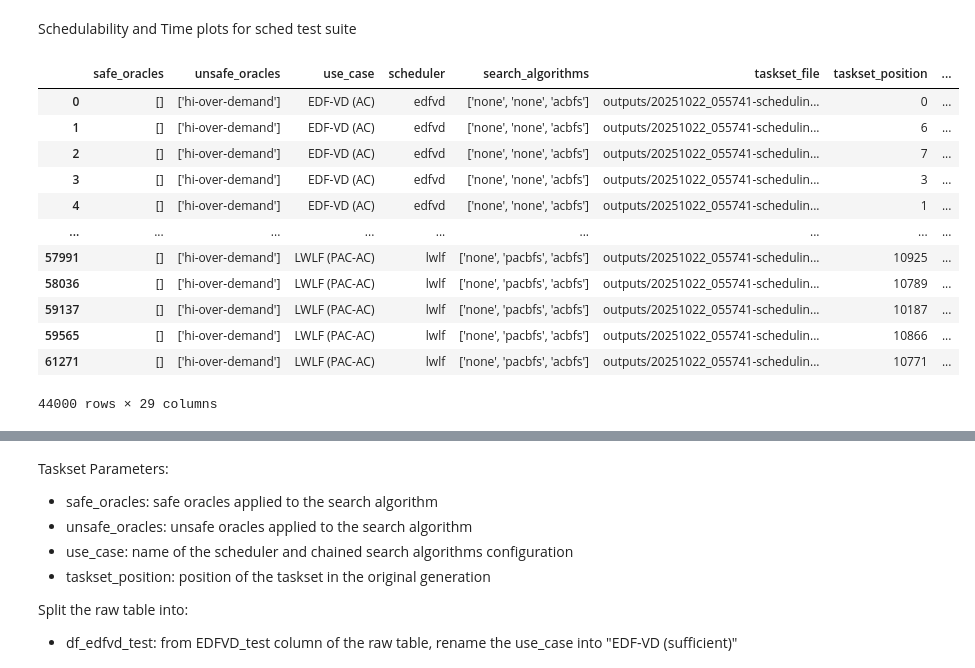
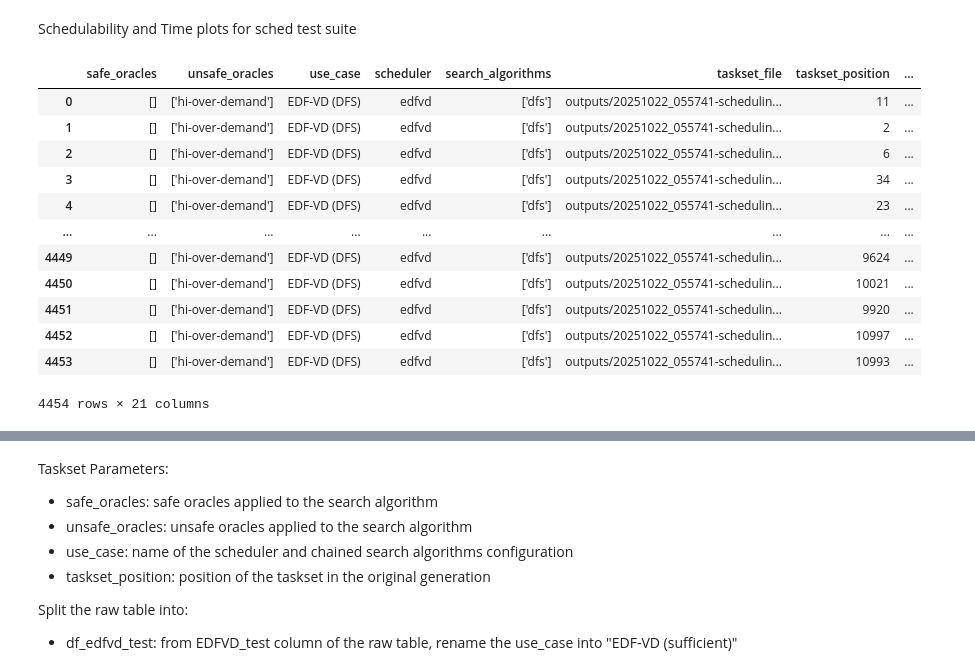
Before and after one commit to Jordan-Sun/mixed-criticality-graph-xp, a Jupyter notebook: notebooks/charts-rtss.ipynb, the cells around one changed output, grey strips where cells are left out. Drawn from its saved outputs; the diff is of its cells as text; code cells hidden in the pictures.

```diff
--- a/notebooks/charts-rtss.ipynb
+++ b/notebooks/charts-rtss.ipynb
@@ -302,27 +302,24 @@ f.savefig(
 # %% [markdown]
 Schedulability and Time plots for sched test suite
 # %%
-path = "./results/results-mcs_schedulability-2026-05-09_03-49-08.csv"
+path = "./results/results-mcs_schedulability-2026-05-13_04-07-22.csv"
 df_sch = pd.read_csv(path, sep=";")
 
-# Patch: remove all P-PAC-AC use cases
-df_sch = df_sch[~df_sch["use_case"].str.contains("P-PAC-AC")]
-
 df_sch
 # %% [output]
 |  | safe_oracles | unsafe_oracles | use_case | scheduler | search_algorithms | taskset_file | taskset_position | ... |
-| 0 | [] | ['hi-over-demand'] | EDF-VD (AC) | edfvd | ['none', 'none', 'acbfs'] | outputs/20251022_055741-schedulin... | 0 | ... |
-| 1 | [] | ['hi-over-demand'] | EDF-VD (AC) | edfvd | ['none', 'none', 'acbfs'] | outputs/20251022_055741-schedulin... | 6 | ... |
-| 2 | [] | ['hi-over-demand'] | EDF-VD (AC) | edfvd | ['none', 'none', 'acbfs'] | outputs/20251022_055741-schedulin... | 7 | ... |
-| 3 | [] | ['hi-over-demand'] | EDF-VD (AC) | edfvd | ['none', 'none', 'acbfs'] | outputs/20251022_055741-schedulin... | 3 | ... |
-| 4 | [] | ['hi-over-demand'] | EDF-VD (AC) | edfvd | ['none', 'none', 'acbfs'] | outputs/20251022_055741-schedulin... | 1 | ... |
+| 0 | [] | ['hi-over-demand'] | EDF-VD (DFS) | edfvd | ['dfs'] | outputs/20251022_055741-schedulin... | 11 | ... |
+| 1 | [] | ['hi-over-demand'] | EDF-VD (DFS) | edfvd | ['dfs'] | outputs/20251022_055741-schedulin... | 2 | ... |
+| 2 | [] | ['hi-over-demand'] | EDF-VD (DFS) | edfvd | ['dfs'] | outputs/20251022_055741-schedulin... | 6 | ... |
+| 3 | [] | ['hi-over-demand'] | EDF-VD (DFS) | edfvd | ['dfs'] | outputs/20251022_055741-schedulin... | 34 | ... |
+| 4 | [] | ['hi-over-demand'] | EDF-VD (DFS) | edfvd | ['dfs'] | outputs/20251022_055741-schedulin... | 23 | ... |
 | ... | ... | ... | ... | ... | ... | ... | ... | ... |
-| 57991 | [] | ['hi-over-demand'] | LWLF (PAC-AC) | lwlf | ['none', 'pacbfs', 'acbfs'] | outputs/20251022_055741-schedulin... | 10925 | ... |
-| 58036 | [] | ['hi-over-demand'] | LWLF (PAC-AC) | lwlf | ['none', 'pacbfs', 'acbfs'] | outputs/20251022_055741-schedulin... | 10789 | ... |
-| 59137 | [] | ['hi-over-demand'] | LWLF (PAC-AC) | lwlf | ['none', 'pacbfs', 'acbfs'] | outputs/20251022_055741-schedulin... | 10187 | ... |
-| 59565 | [] | ['hi-over-demand'] | LWLF (PAC-AC) | lwlf | ['none', 'pacbfs', 'acbfs'] | outputs/20251022_055741-schedulin... | 10866 | ... |
-| 61271 | [] | ['hi-over-demand'] | LWLF (PAC-AC) | lwlf | ['none', 'pacbfs', 'acbfs'] | outputs/20251022_055741-schedulin... | 10771 | ... |
+| 4449 | [] | ['hi-over-demand'] | EDF-VD (DFS) | edfvd | ['dfs'] | outputs/20251022_055741-schedulin... | 9624 | ... |
+| 4450 | [] | ['hi-over-demand'] | EDF-VD (DFS) | edfvd | ['dfs'] | outputs/20251022_055741-schedulin... | 10021 | ... |
+| 4451 | [] | ['hi-over-demand'] | EDF-VD (DFS) | edfvd | ['dfs'] | outputs/20251022_055741-schedulin... | 9920 | ... |
+| 4452 | [] | ['hi-over-demand'] | EDF-VD (DFS) | edfvd | ['dfs'] | outputs/20251022_055741-schedulin... | 10997 | ... |
+| 4453 | [] | ['hi-over-demand'] | EDF-VD (DFS) | edfvd | ['dfs'] | outputs/20251022_055741-schedulin... | 10993 | ... |
-44000 rows × 29 columns
+4454 rows × 21 columns
 # %%
 # Patch: add more schedulability results
 patch_paths = ["./results/results-mcs_schedulability-2026-05-09_06-18-54.csv"]
```
Also changed, not shown: parts of 9 cells of this notebook, 5 other files.
